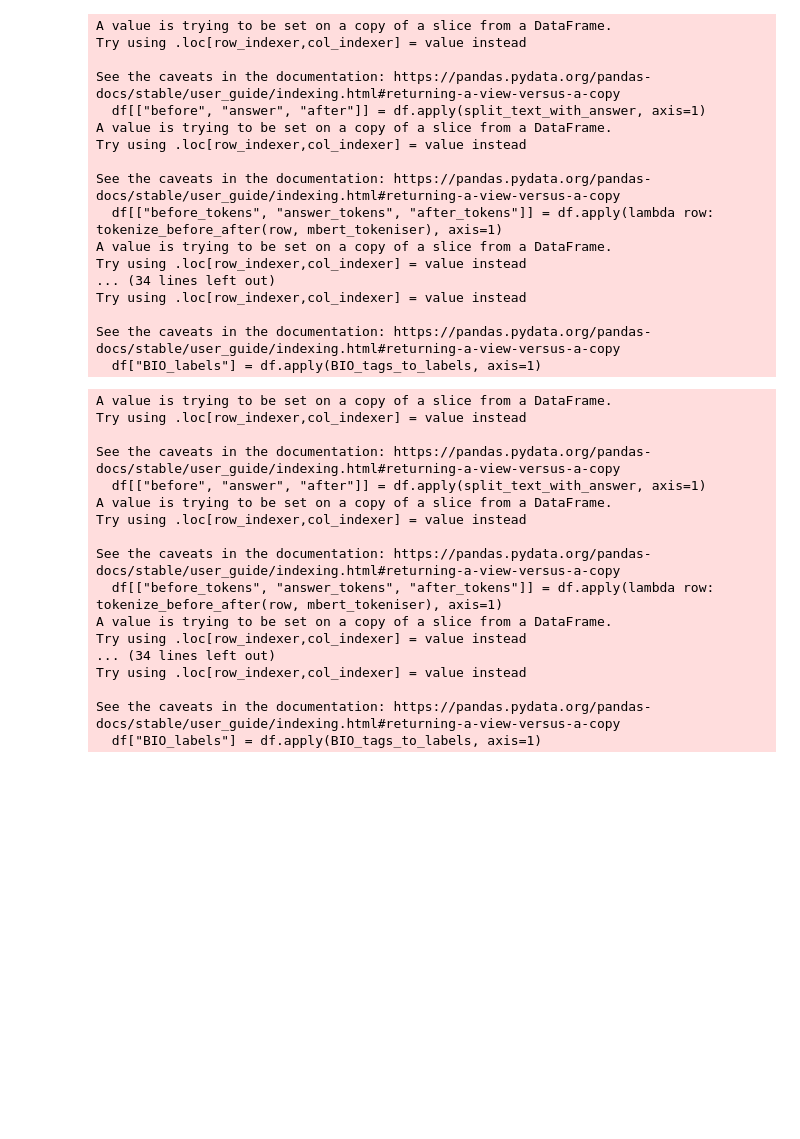
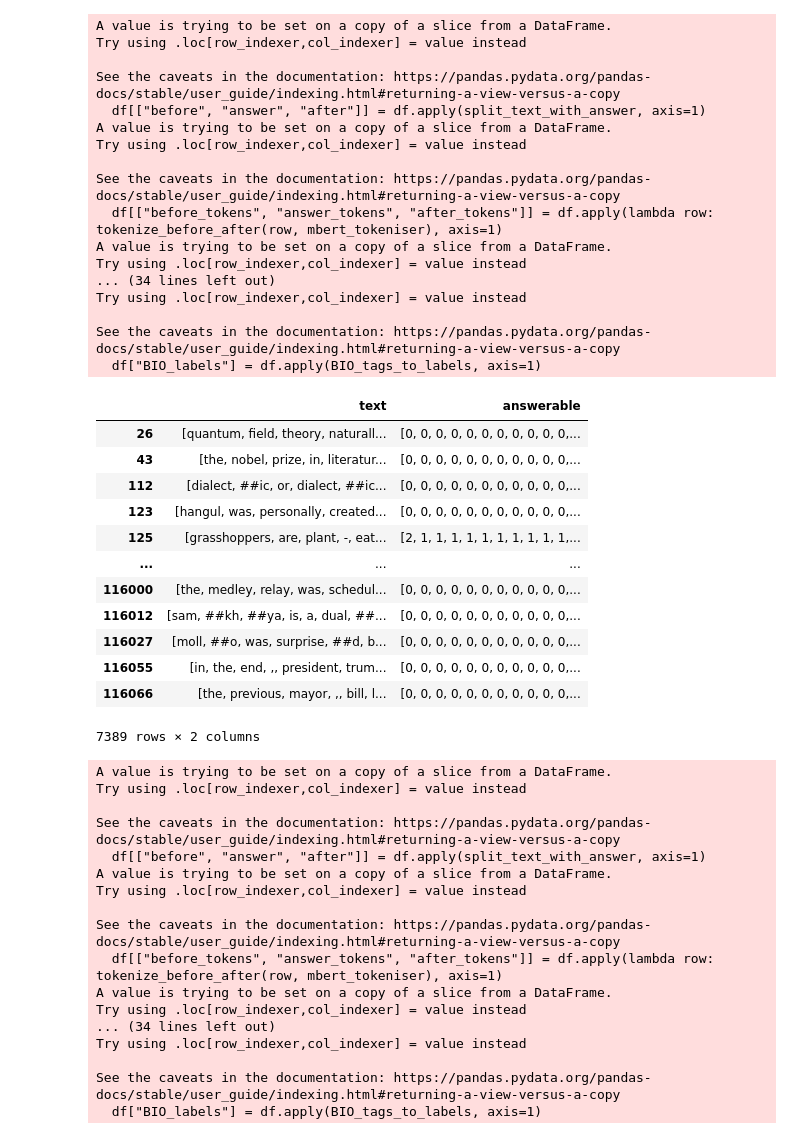
Before and after one commit to MLFlexer/nlp-course, a Jupyter notebook: assignments/w4.ipynb, the cells around one changed output. Cells and saved outputs as stored; diff of their text form; code cells hidden in the pictures; blank space fills up the shorter version.

```diff
--- a/assignments/w4.ipynb
+++ b/assignments/w4.ipynb
@@ -658,6 +681,22 @@ Try using .loc[row_indexer,col_indexer] = value instead
 
 See the caveats in the documentation: https://pandas.pydata.org/pandas-docs/stable/user_guide/indexing.html#returning-a-view-versus-a-copy
   df["BIO_labels"] = df.apply(BIO_tags_to_labels, axis=1)
+# %%
+english_train_merged
+# %% [output]
+|  | text | answerable |
+| 26 | [quantum, field, theory, naturall... | [0, 0, 0, 0, 0, 0, 0, 0, 0, 0, 0,... |
+| 43 | [the, nobel, prize, in, literatur... | [0, 0, 0, 0, 0, 0, 0, 0, 0, 0, 0,... |
+| 112 | [dialect, ##ic, or, dialect, ##ic... | [0, 0, 0, 0, 0, 0, 0, 0, 0, 0, 0,... |
+| 123 | [hangul, was, personally, created... | [0, 0, 0, 0, 0, 0, 0, 0, 0, 0, 0,... |
+| 125 | [grasshoppers, are, plant, -, eat... | [2, 1, 1, 1, 1, 1, 1, 1, 1, 1, 1,... |
+| ... | ... | ... |
+| 116000 | [the, medley, relay, was, schedul... | [0, 0, 0, 0, 0, 0, 0, 0, 0, 0, 0,... |
+| 116012 | [sam, ##kh, ##ya, is, a, dual, ##... | [0, 0, 0, 0, 0, 0, 0, 0, 0, 0, 0,... |
+| 116027 | [moll, ##o, was, surprise, ##d, b... | [0, 0, 0, 0, 0, 0, 0, 0, 0, 0, 0,... |
+| 116055 | [in, the, end, ,, president, trum... | [0, 0, 0, 0, 0, 0, 0, 0, 0, 0, 0,... |
+| 116066 | [the, previous, mayor, ,, bill, l... | [0, 0, 0, 0, 0, 0, 0, 0, 0, 0, 0,... |
+7389 rows × 2 columns
 # %%
 english_val, english_val_merged = pre_process_df(df_val_english)
 # %% [output]
```
Also changed, not shown: parts of 11 cells of this notebook.
